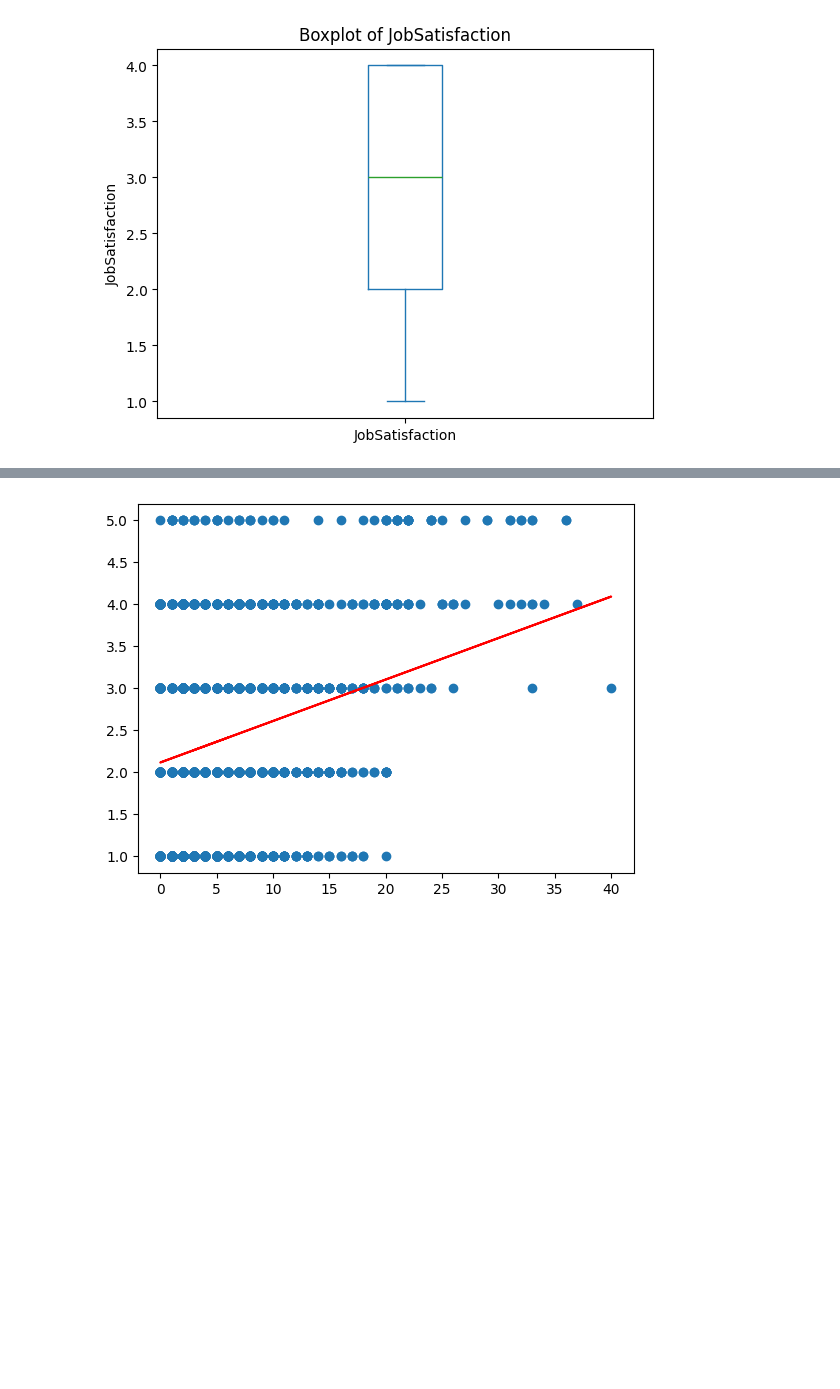
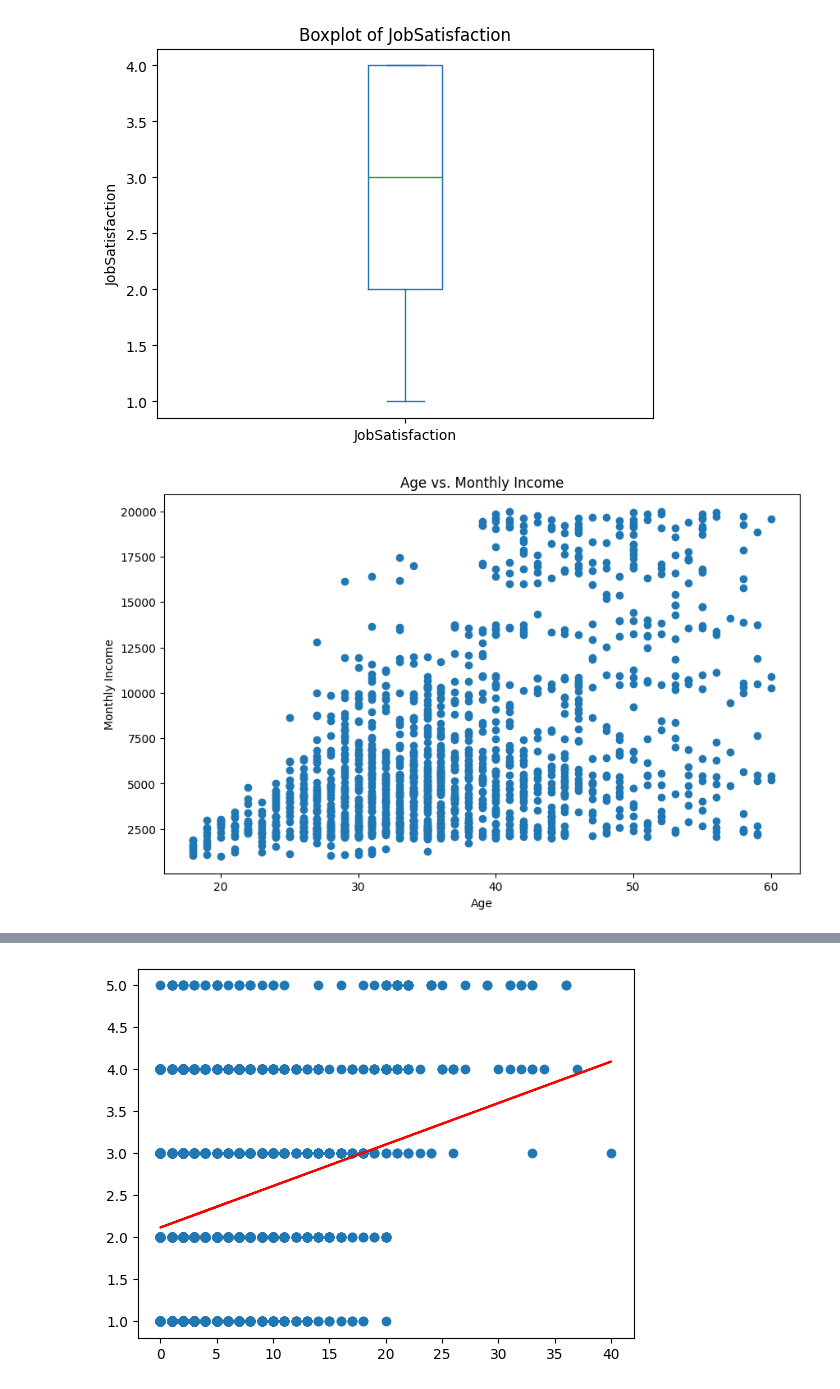
Before and after one commit to CiobanuLorenaG/pythonProject, a Jupyter notebook: proiect.ipynb, the cells around one changed output, grey strips where cells are left out. Cells and saved outputs as stored; diff of their text form; code cells hidden in the pictures; blank space fills up the shorter version.

```diff
--- a/proiect.ipynb
+++ b/proiect.ipynb
@@ -260,3 +408,14 @@ plt.ylabel('JobSatisfaction')
 plt.show()
 # %% [output]
 [figure]
+# %%
+# 3.2 At least 3 plots involving multiple columns and showcasing the relationship between them
+# 1. Age vs. Monthly Income Plot
+plt.figure(figsize=(10, 6))
+plt.scatter(dataset['Age'], dataset['MonthlyIncome'])
+plt.title('Age vs. Monthly Income')
+plt.xlabel('Age')
+plt.ylabel('Monthly Income')
+plt.show()
+# %% [output]
+[figure, added]
```
Also changed, not shown: parts of 13 cells of this notebook.
